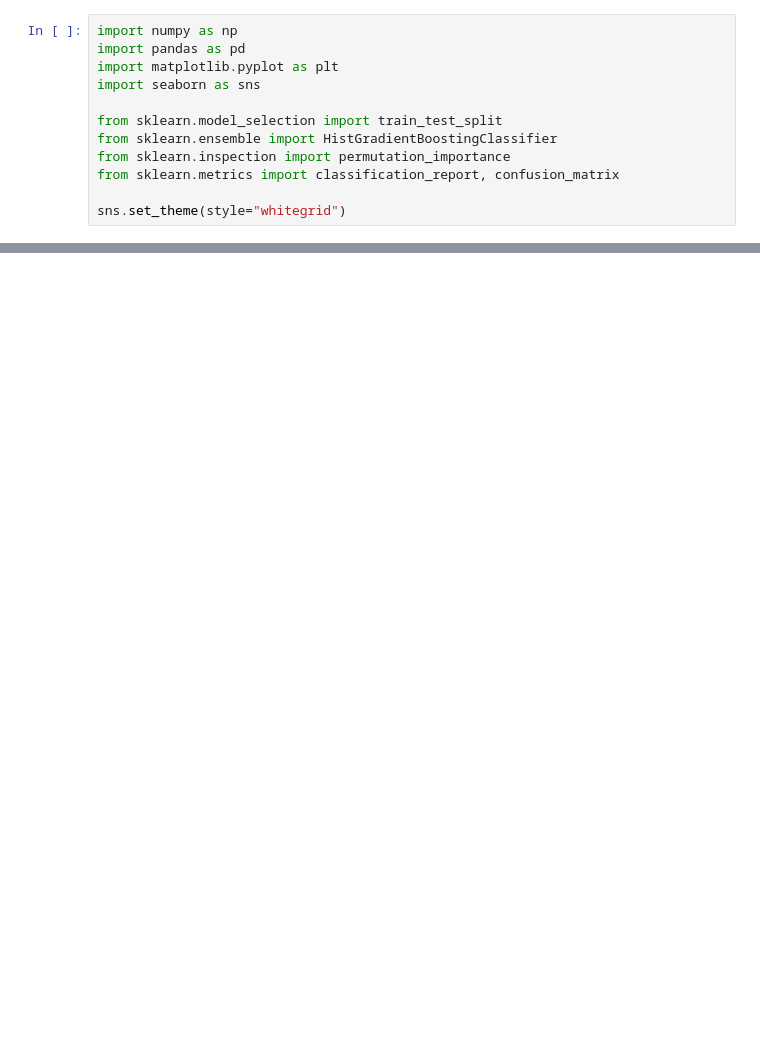
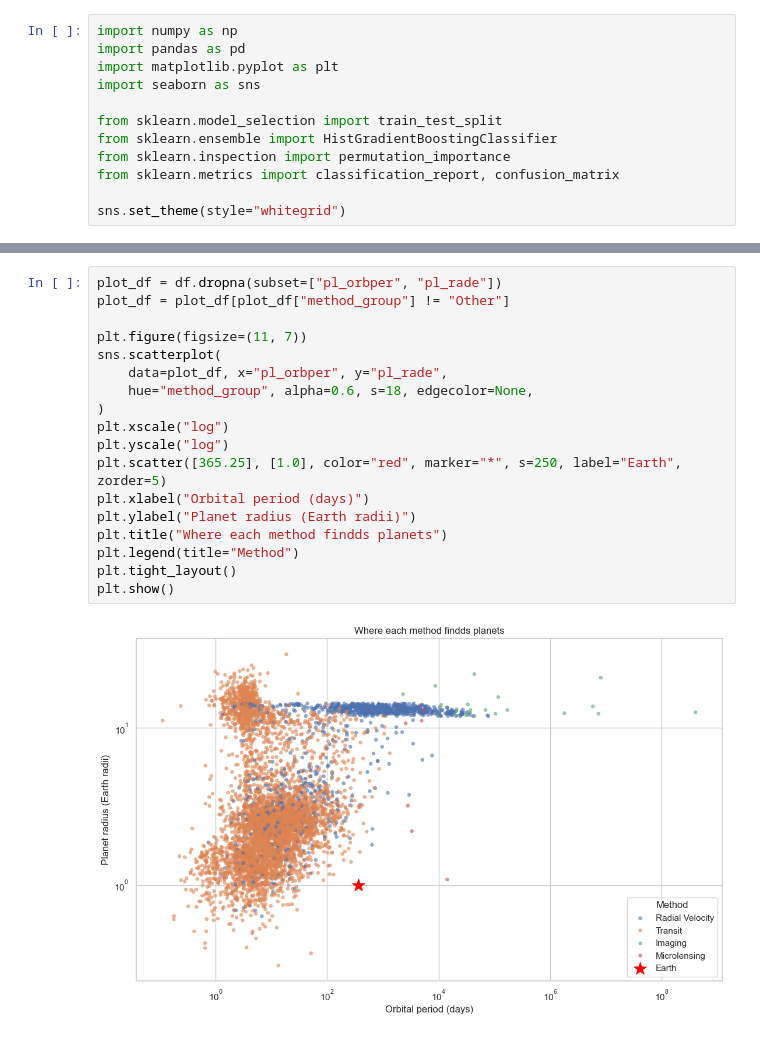
Before and after one commit to Rasul-Mushtaq/nasa-exoplanets, a Jupyter notebook: exoplanets.ipynb, the cells around one changed output, grey strips where cells are left out. Saved outputs shown, nothing was run; the diff lists cells and outputs as text; blank space fills up the shorter version.

```diff
--- a/exoplanets.ipynb
+++ b/exoplanets.ipynb
@@ -54,0 +96,20 @@ raw.head()
+# %%
+plot_df = df.dropna(subset=["pl_orbper", "pl_rade"])
+plot_df = plot_df[plot_df["method_group"] != "Other"]
+
+plt.figure(figsize=(11, 7))
+sns.scatterplot(
+    data=plot_df, x="pl_orbper", y="pl_rade",
+    hue="method_group", alpha=0.6, s=18, edgecolor=None,
+)
+plt.xscale("log")
+plt.yscale("log")
+plt.scatter([365.25], [1.0], color="red", marker="*", s=250, label="Earth", zorder=5)
+plt.xlabel("Orbital period (days)")
+plt.ylabel("Planet radius (Earth radii)")
+plt.title("Where each method findds planets")
+plt.legend(title="Method")
+plt.tight_layout()
+plt.show()
+# %% [output]
+[figure, added]
```
Also changed, not shown: parts of 8 cells of this notebook.
